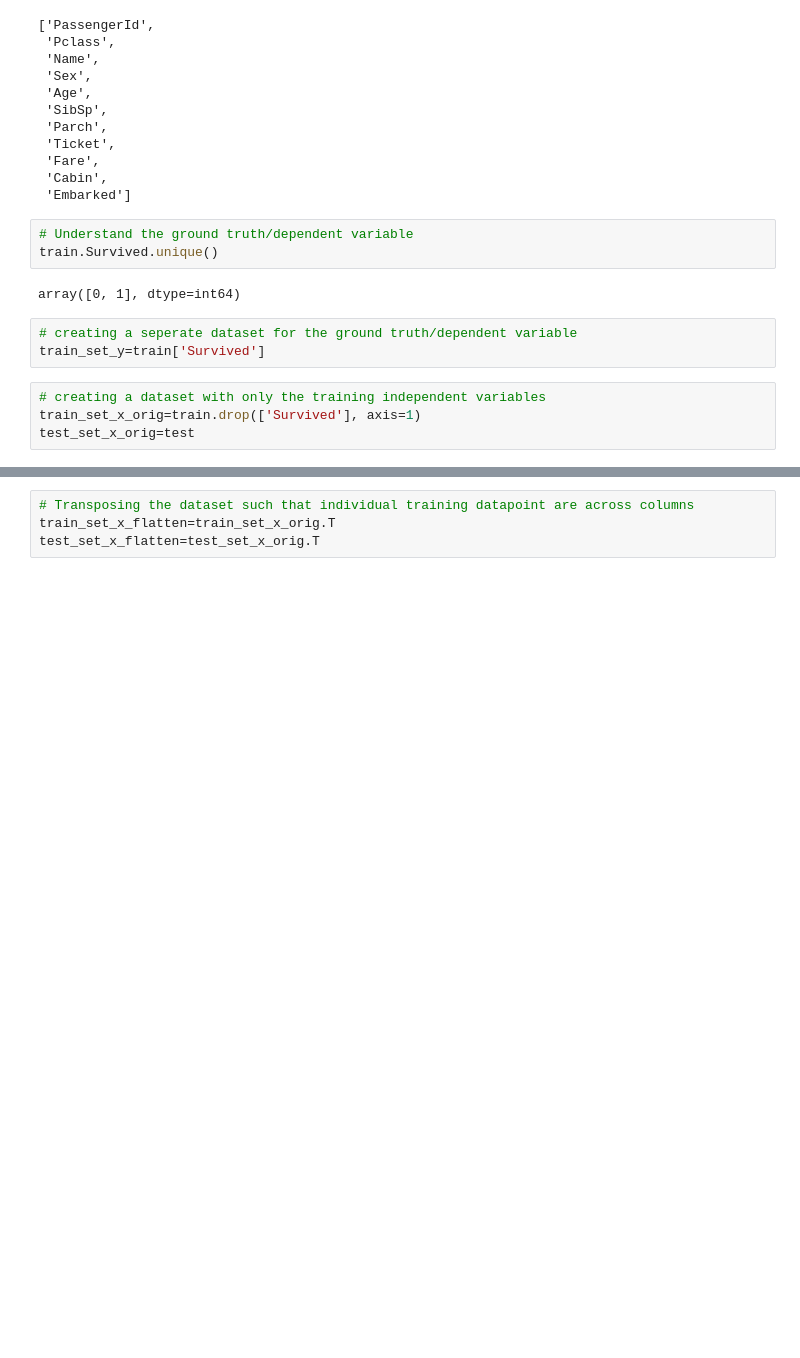
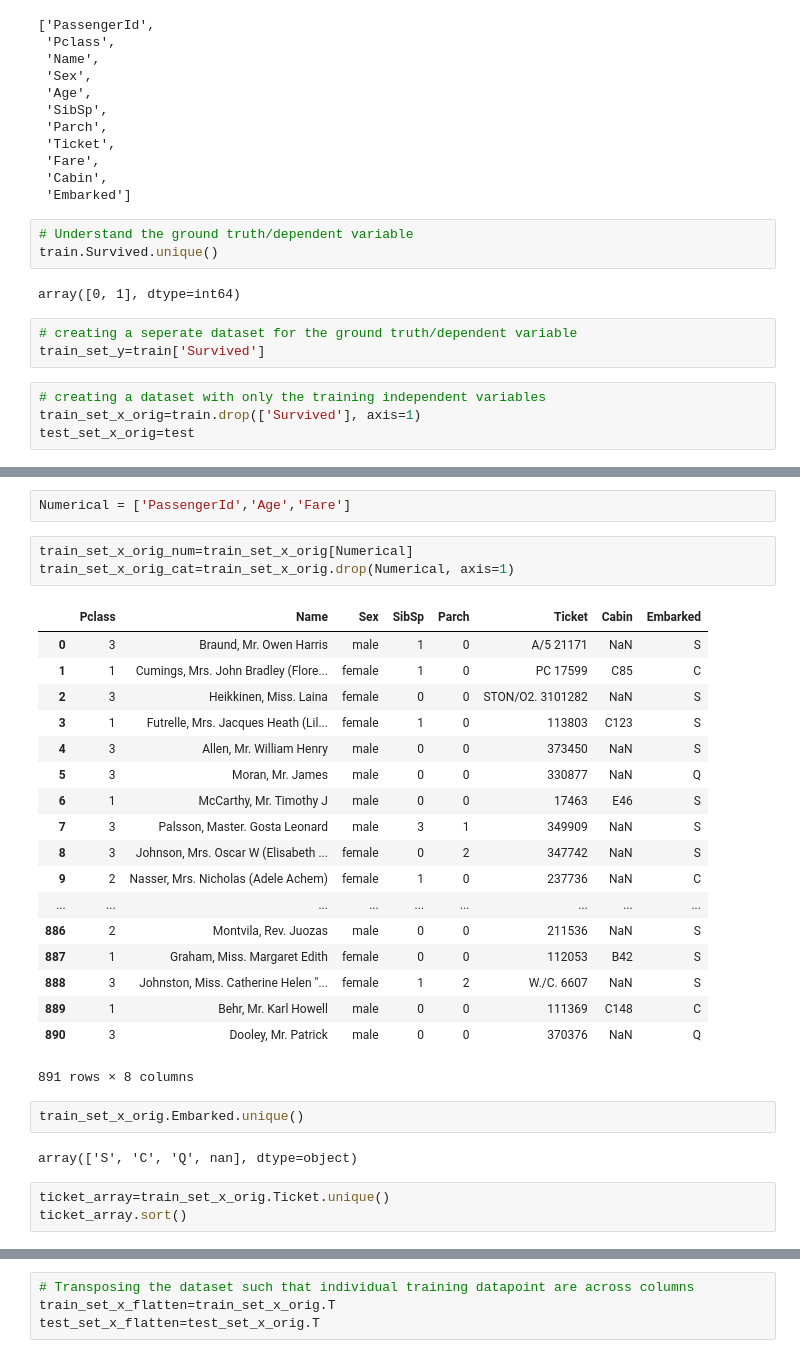
Before and after one commit to vimalkumar2992/logistic_regression, a Jupyter notebook: Logistic+Regression.ipynb, the cells around one changed output, grey strips where cells are left out. Saved outputs shown, nothing was run; the diff lists cells and outputs as text; blank space fills up the shorter version.

```diff
--- a/Logistic+Regression.ipynb
+++ b/Logistic+Regression.ipynb
@@ -55,0 +107,31 @@ test_set_x_orig=test
+# %%
+Numerical = ['PassengerId','Age','Fare']
+# %%
+train_set_x_orig_num=train_set_x_orig[Numerical]
+train_set_x_orig_cat=train_set_x_orig.drop(Numerical, axis=1)
+# %% [output]
+|  | Pclass | Name | Sex | SibSp | Parch | Ticket | Cabin | Embarked |
+| 0 | 3 | Braund, Mr. Owen Harris | male | 1 | 0 | A/5 21171 | NaN | S |
+| 1 | 1 | Cumings, Mrs. John Bradley (Flore... | female | 1 | 0 | PC 17599 | C85 | C |
+| 2 | 3 | Heikkinen, Miss. Laina | female | 0 | 0 | STON/O2. 3101282 | NaN | S |
+| 3 | 1 | Futrelle, Mrs. Jacques Heath (Lil... | female | 1 | 0 | 113803 | C123 | S |
+| 4 | 3 | Allen, Mr. William Henry | male | 0 | 0 | 373450 | NaN | S |
+| 5 | 3 | Moran, Mr. James | male | 0 | 0 | 330877 | NaN | Q |
+| 6 | 1 | McCarthy, Mr. Timothy J | male | 0 | 0 | 17463 | E46 | S |
+| 7 | 3 | Palsson, Master. Gosta Leonard | male | 3 | 1 | 349909 | NaN | S |
+| 8 | 3 | Johnson, Mrs. Oscar W (Elisabeth ... | female | 0 | 2 | 347742 | NaN | S |
+| 9 | 2 | Nasser, Mrs. Nicholas (Adele Achem) | female | 1 | 0 | 237736 | NaN | C |
+| ... | ... | ... | ... | ... | ... | ... | ... | ... |
+| 886 | 2 | Montvila, Rev. Juozas | male | 0 | 0 | 211536 | NaN | S |
+| 887 | 1 | Graham, Miss. Margaret Edith | female | 0 | 0 | 112053 | B42 | S |
+| 888 | 3 | Johnston, Miss. Catherine Helen "... | female | 1 | 2 | W./C. 6607 | NaN | S |
+| 889 | 1 | Behr, Mr. Karl Howell | male | 0 | 0 | 111369 | C148 | C |
+| 890 | 3 | Dooley, Mr. Patrick | male | 0 | 0 | 370376 | NaN | Q |
+891 rows × 8 columns
+# %%
+train_set_x_orig.Embarked.unique()
+# %% [output]
+array(['S', 'C', 'Q', nan], dtype=object)
+# %%
+ticket_array=train_set_x_orig.Ticket.unique()
+ticket_array.sort()
```
Also changed, not shown: parts of 8 cells of this notebook.
